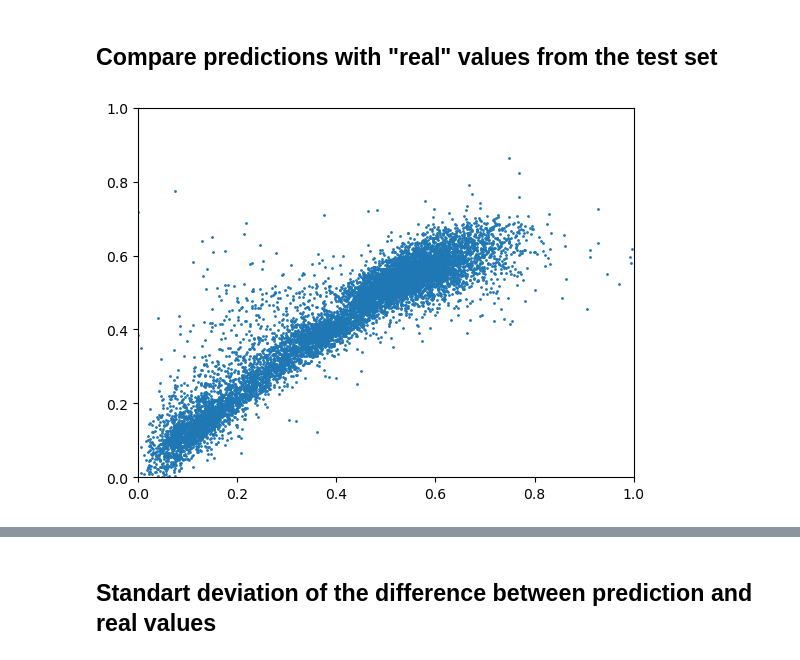
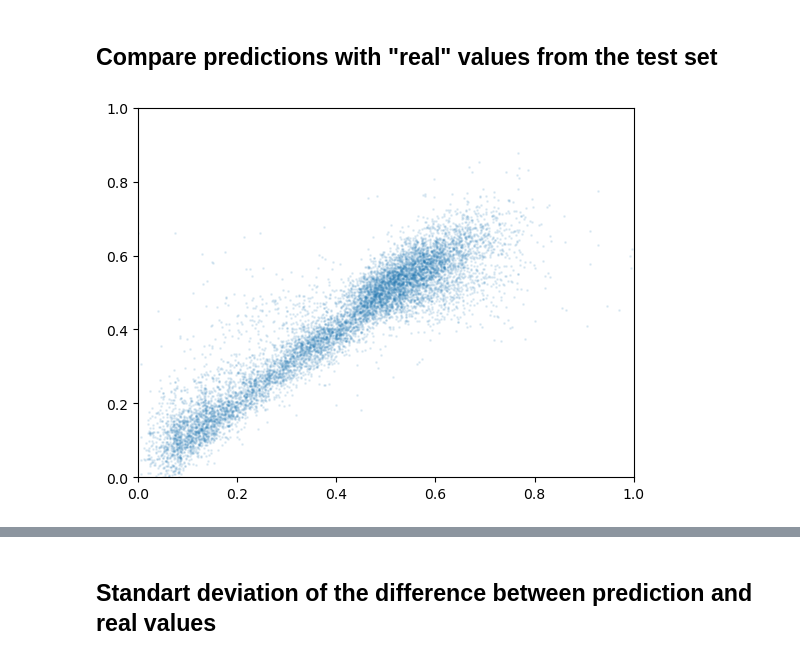
Before and after one commit to Morisset/Python-lectures-Notebooks, a Jupyter notebook: Lecture_Notebooks/Redshifts.ipynb, the cells around one changed output, grey strips where cells are left out. Saved outputs shown, nothing was run; the diff lists cells and outputs as text; code cells hidden in the pictures.

```diff
--- a/Lecture_Notebooks/Redshifts.ipynb
+++ b/Lecture_Notebooks/Redshifts.ipynb
@@ -146,8 +150,8 @@ y_pred = model.predict(X_test)
 ## Compare predictions with "real" values from the test set
 # %%
 f, ax = plt.subplots()
-ax.scatter(y_test, y_pred, s=1)
+ax.scatter(y_test, y_pred, s=1, alpha=0.1)
 ax.set_xlim(0,1)
 ax.set_ylim(0,1);
 # %% [output]
-[figure, old version]
+[figure, new version]
```
Also changed, not shown: parts of 7 cells of this notebook, 3 other files.
